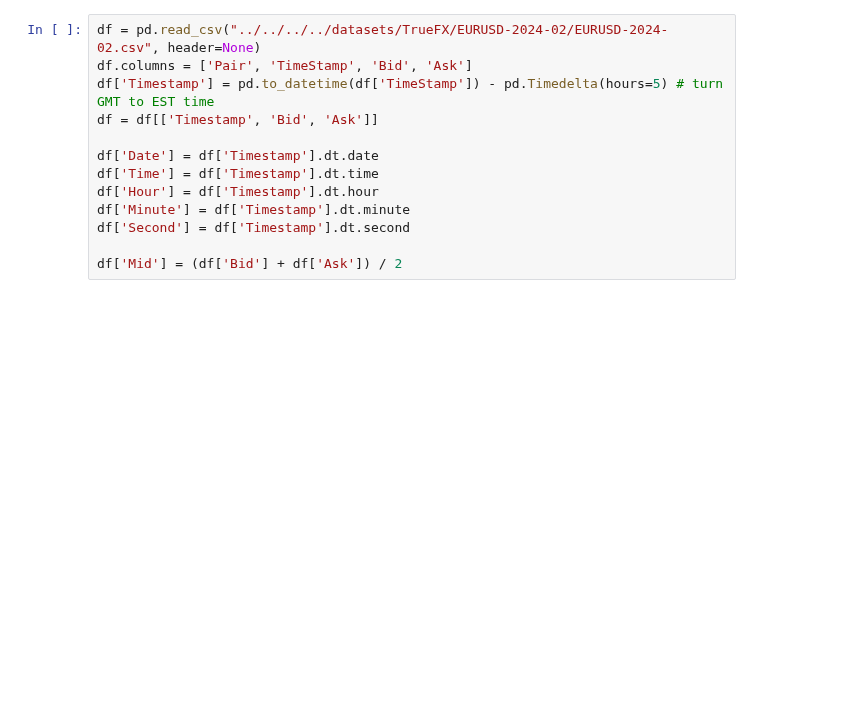
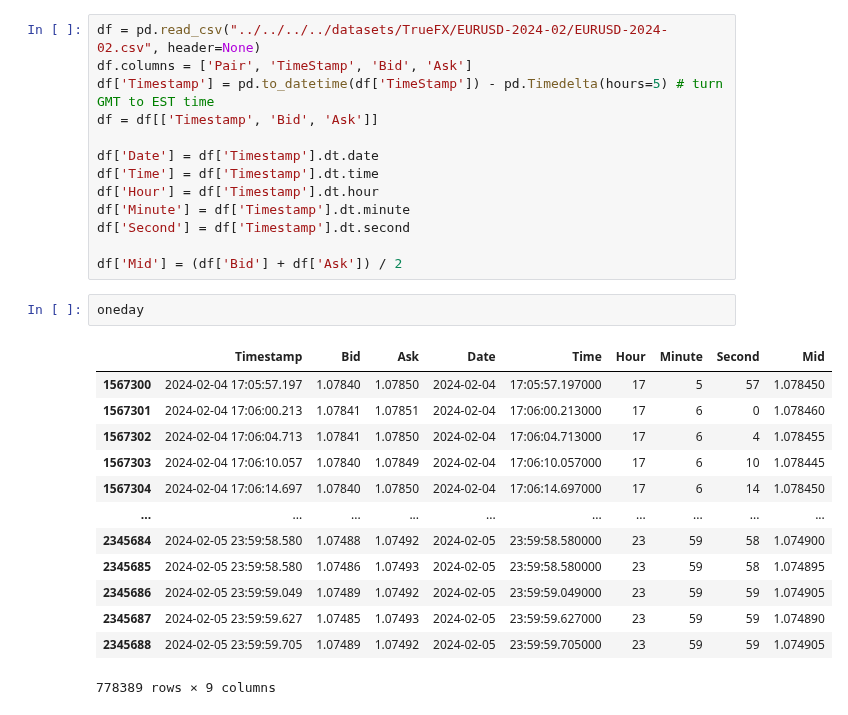
Before and after one commit to gaetanX21/hf-volatility, a Jupyter notebook: src/notebooks/clean/FX/EURUSD.ipynb, the cells around one changed output. Cells and saved outputs as stored; diff of their text form; blank space fills up the shorter version.

```diff
--- a/src/notebooks/clean/FX/EURUSD.ipynb
+++ b/src/notebooks/clean/FX/EURUSD.ipynb
@@ -23,4 +24,20 @@ df['Minute'] = df['Timestamp'].dt.minute
 df['Second'] = df['Timestamp'].dt.second
 
 df['Mid'] = (df['Bid'] + df['Ask']) / 2
+# %%
+oneday
+# %% [output]
+|  | Timestamp | Bid | Ask | Date | Time | Hour | Minute | Second | Mid |
+| 1567300 | 2024-02-04 17:05:57.197 | 1.07840 | 1.07850 | 2024-02-04 | 17:05:57.197000 | 17 | 5 | 57 | 1.078450 |
+| 1567301 | 2024-02-04 17:06:00.213 | 1.07841 | 1.07851 | 2024-02-04 | 17:06:00.213000 | 17 | 6 | 0 | 1.078460 |
+| 1567302 | 2024-02-04 17:06:04.713 | 1.07841 | 1.07850 | 2024-02-04 | 17:06:04.713000 | 17 | 6 | 4 | 1.078455 |
+| 1567303 | 2024-02-04 17:06:10.057 | 1.07840 | 1.07849 | 2024-02-04 | 17:06:10.057000 | 17 | 6 | 10 | 1.078445 |
+| 1567304 | 2024-02-04 17:06:14.697 | 1.07840 | 1.07850 | 2024-02-04 | 17:06:14.697000 | 17 | 6 | 14 | 1.078450 |
+| ... | ... | ... | ... | ... | ... | ... | ... | ... | ... |
+| 2345684 | 2024-02-05 23:59:58.580 | 1.07488 | 1.07492 | 2024-02-05 | 23:59:58.580000 | 23 | 59 | 58 | 1.074900 |
+| 2345685 | 2024-02-05 23:59:58.580 | 1.07486 | 1.07493 | 2024-02-05 | 23:59:58.580000 | 23 | 59 | 58 | 1.074895 |
+| 2345686 | 2024-02-05 23:59:59.049 | 1.07489 | 1.07492 | 2024-02-05 | 23:59:59.049000 | 23 | 59 | 59 | 1.074905 |
+| 2345687 | 2024-02-05 23:59:59.627 | 1.07485 | 1.07493 | 2024-02-05 | 23:59:59.627000 | 23 | 59 | 59 | 1.074890 |
+| 2345688 | 2024-02-05 23:59:59.705 | 1.07489 | 1.07492 | 2024-02-05 | 23:59:59.705000 | 23 | 59 | 59 | 1.074905 |
+778389 rows × 9 columns
 # %%
```
Also changed, not shown: parts of 8 cells of this notebook, 4 other files.
